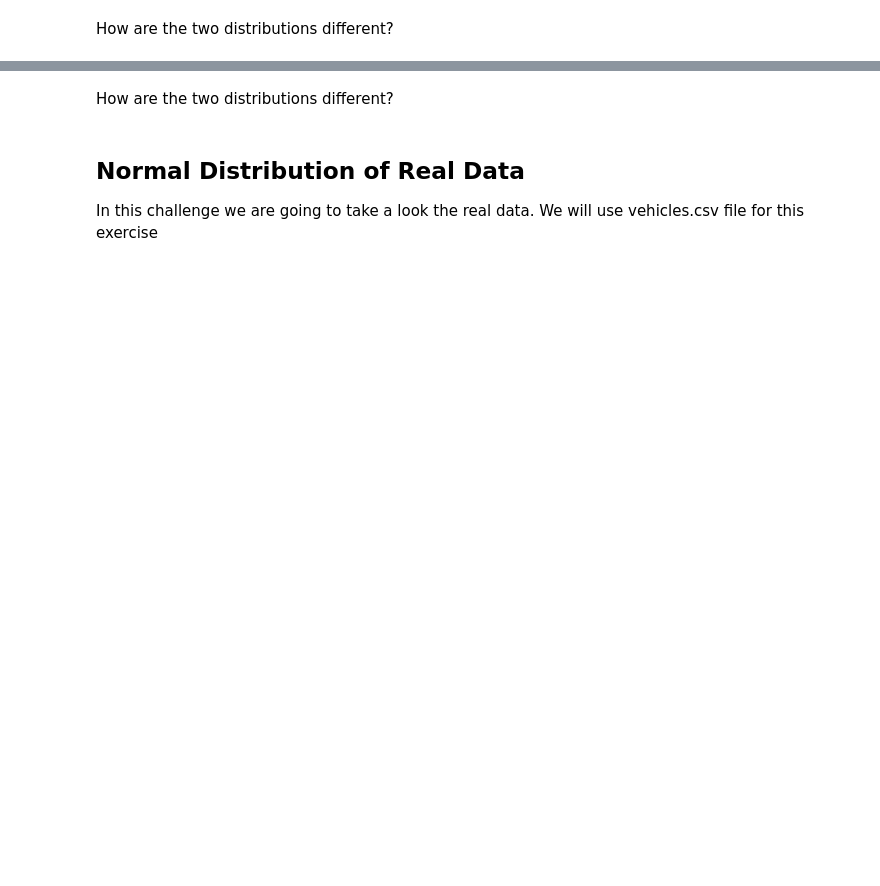
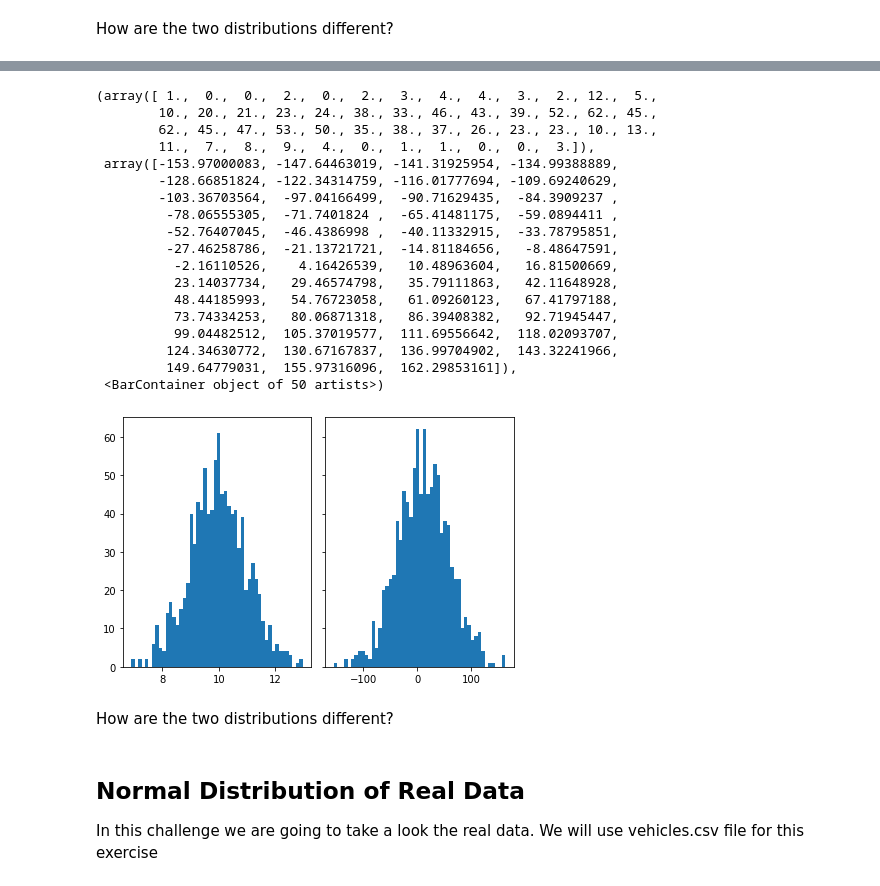
Before and after one commit to Ironhack-Data-Madrid-Mayo-2022/6.1-lab-continuous-probability-distributions, a Jupyter notebook: your-code/main.ipynb, the cells around one changed output, grey strips where cells are left out. Drawn from its saved outputs; the diff is of its cells as text; code cells hidden in the pictures; blank space fills up the shorter version.

```diff
--- a/your-code/main.ipynb
+++ b/your-code/main.ipynb
@@ -90,3 +88,34 @@ Expected output:
+# %%
+# your code here
+def normal_dist(mean, std, count):
+    return [np.random.normal(mean, std, count)]
+# %%
+norm1 = normal_dist(10,1,1000)
+norm2=  normal_dist(10,50,1000)
+
+fig, axs = plt.subplots(1, 2, sharey=True, tight_layout=True)
+axs[0].hist(norm1, bins=50)
+axs[1].hist(norm2, bins=50)
+# %% [output]
+(array([ 1.,  0.,  0.,  2.,  0.,  2.,  3.,  4.,  4.,  3.,  2., 12.,  5.,
+        10., 20., 21., 23., 24., 38., 33., 46., 43., 39., 52., 62., 45.,
+        62., 45., 47., 53., 50., 35., 38., 37., 26., 23., 23., 10., 13.,
+        11.,  7.,  8.,  9.,  4.,  0.,  1.,  1.,  0.,  0.,  3.]),
+ array([-153.97000083, -147.64463019, -141.31925954, -134.99388889,
+        -128.66851824, -122.34314759, -116.01777694, -109.69240629,
+        -103.36703564,  -97.04166499,  -90.71629435,  -84.3909237 ,
+         -78.06555305,  -71.7401824 ,  -65.41481175,  -59.0894411 ,
+         -52.76407045,  -46.4386998 ,  -40.11332915,  -33.78795851,
+         -27.46258786,  -21.13721721,  -14.81184656,   -8.48647591,
+          -2.16110526,    4.16426539,   10.48963604,   16.81500669,
+          23.14037734,   29.46574798,   35.79111863,   42.11648928,
+          48.44185993,   54.76723058,   61.09260123,   67.41797188,
+          73.74334253,   80.06871318,   86.39408382,   92.71945447,
+          99.04482512,  105.37019577,  111.69556642,  118.02093707,
+         124.34630772,  130.67167837,  136.99704902,  143.32241966,
+         149.64779031,  155.97316096,  162.29853161]),
+ <BarContainer object of 50 artists>)
+[figure, added]
 # %% [markdown]
 How are the two distributions different?
 # %%
```
Also changed, not shown: parts of 24 cells of this notebook.
